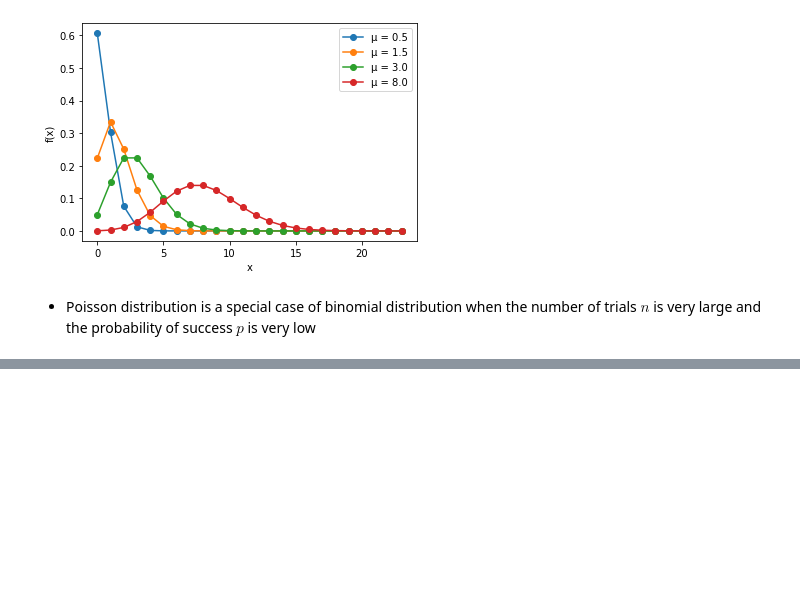
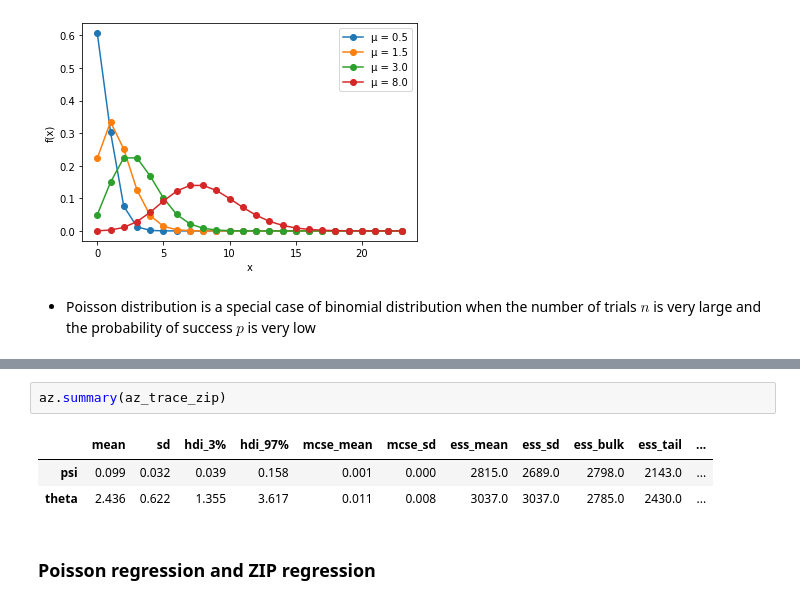
Before and after one commit to jhrcook/bayesian-analysis-with-python_e2, a Jupyter notebook: 04_generalized-linear-models.ipynb, the cells around one changed output, grey strips where cells are left out. Saved outputs shown, nothing was run; the diff lists cells and outputs as text; blank space fills up the shorter version.

```diff
--- a/04_generalized-linear-models.ipynb
+++ b/04_generalized-linear-models.ipynb
@@ -316,0 +374,8 @@ plt.show()
+# %%
+az.summary(az_trace_zip)
+# %% [output]
+|  | mean | sd | hdi_3% | hdi_97% | mcse_mean | mcse_sd | ess_mean | ess_sd | ess_bulk | ess_tail | ... |
+| psi | 0.099 | 0.032 | 0.039 | 0.158 | 0.001 | 0.000 | 2815.0 | 2689.0 | 2798.0 | 2143.0 | ... |
+| theta | 2.436 | 0.622 | 1.355 | 3.617 | 0.011 | 0.008 | 3037.0 | 3037.0 | 2785.0 | 2430.0 | ... |
+# %% [markdown]
+### Poisson regression and ZIP regression
```
Also changed, not shown: parts of 18 cells of this notebook, 11 other files.
